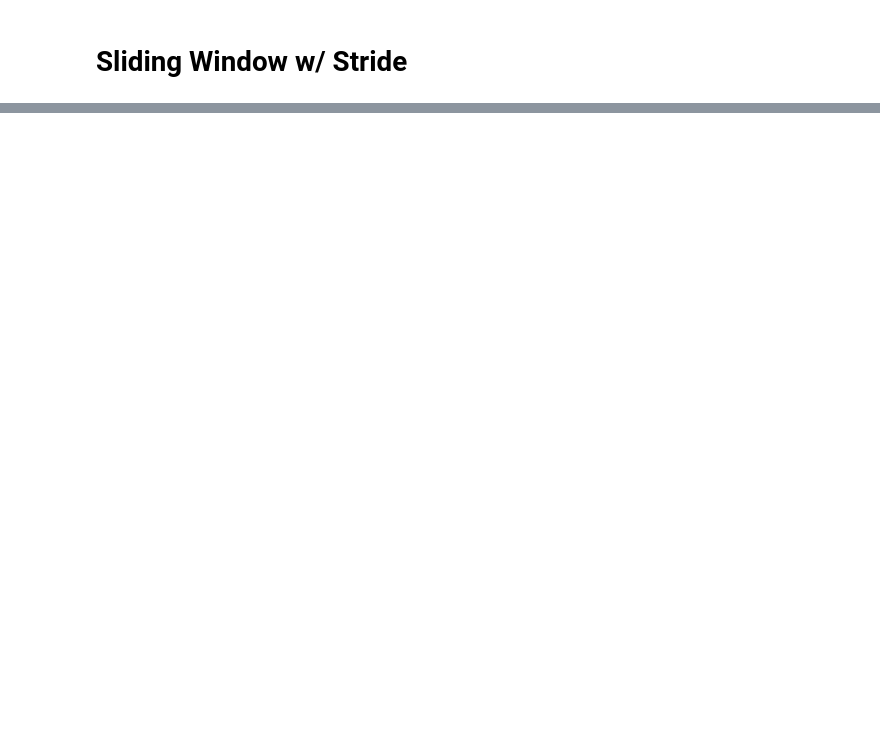
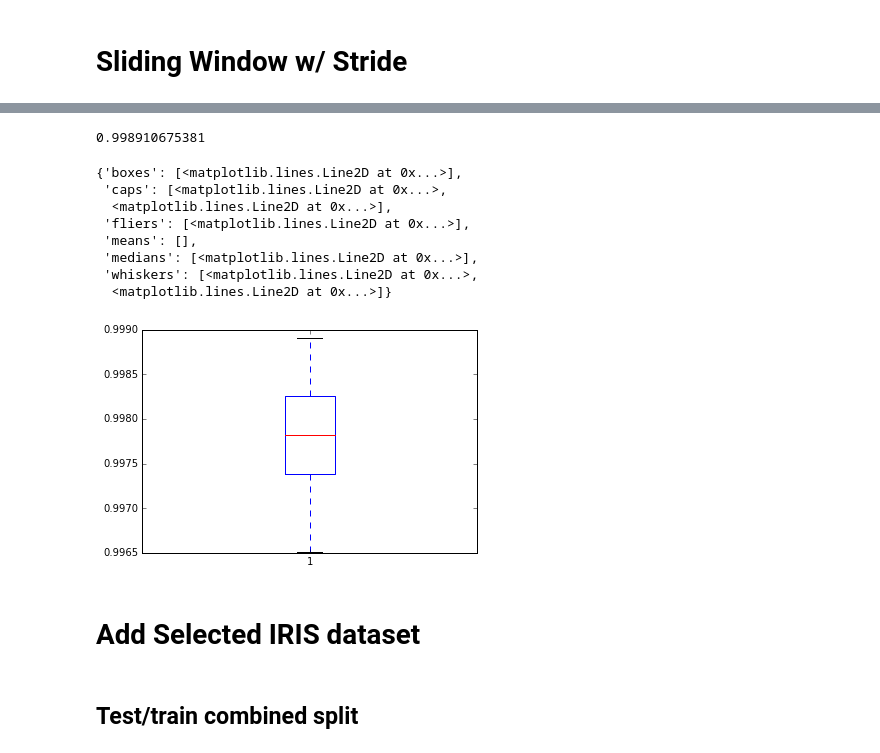
Before and after one commit to vtsatskin/Hot-Car-Data-Collection, a Jupyter notebook: Sliding Window Classifier Testing.ipynb, the cells around one changed output, grey strips where cells are left out. Cells and saved outputs as stored; diff of their text form; code cells hidden in the pictures; blank space fills up the shorter version.

```diff
--- a/Sliding Window Classifier Testing.ipynb
+++ b/Sliding Window Classifier Testing.ipynb
@@ -174,0 +272,30 @@ for p,frame in zip(X_adult_pred,X_adult_slices):
+# %%
+max_score = 0
+svm_scores = []
+clf = SVC(kernel="linear", C=1)
+for j in range(0,100):
+    X_train, X_test, y_train, y_test = train_test_split(X, y, test_size=.4)
+    # iterate over classifiers
+
+    clf.fit(X_train, y_train)
+    score = clf.score(X_test, y_test)
+    svm_scores.append(score)
+    if (score > max_score):
+        max_clf = copy.deepcopy(clf)
+        max_score = score
+
+print(max_score)
+plt.boxplot(svm_scores)
+# %% [output]
+0.998910675381
+{'boxes': [<matplotlib.lines.Line2D at 0x...>],
+ 'caps': [<matplotlib.lines.Line2D at 0x...>,
+  <matplotlib.lines.Line2D at 0x...>],
+ 'fliers': [<matplotlib.lines.Line2D at 0x...>],
+ 'means': [],
+ 'medians': [<matplotlib.lines.Line2D at 0x...>],
+ 'whiskers': [<matplotlib.lines.Line2D at 0x...>,
+  <matplotlib.lines.Line2D at 0x...>]}
+[figure, added]
+# %% [markdown]
+# Add Selected IRIS dataset
@@ -174,0 +333,2 @@ for p,frame in zip(X_adult_pred,X_adult_slices):
+# %% [markdown]
+## Test/train combined split
```
Also changed, not shown: parts of 16 cells of this notebook.
